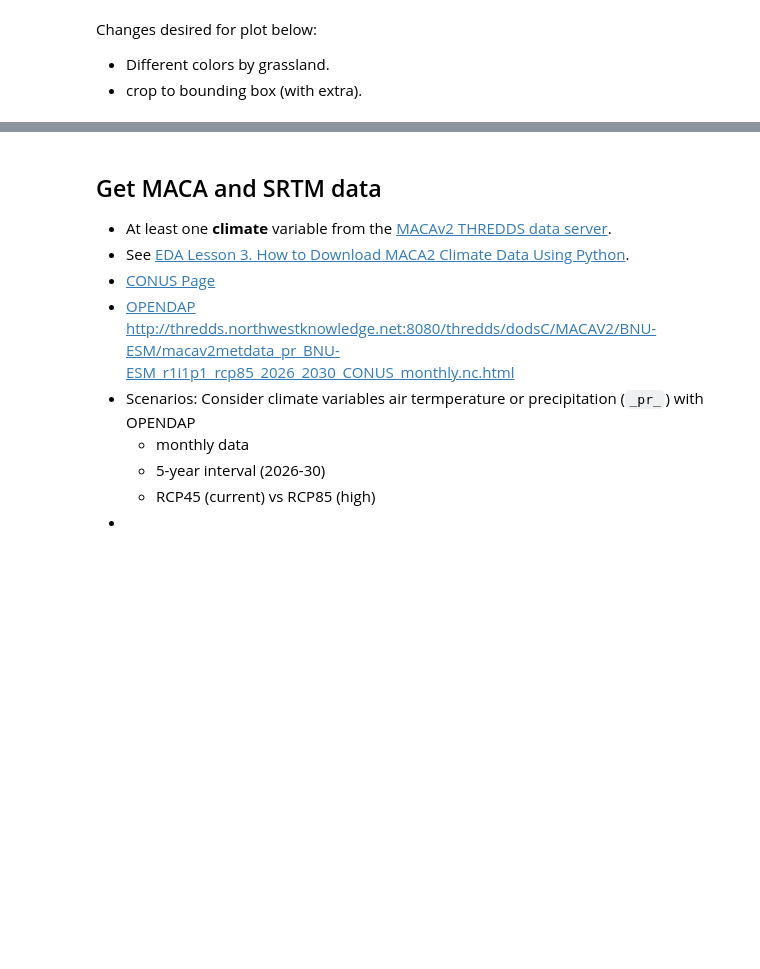
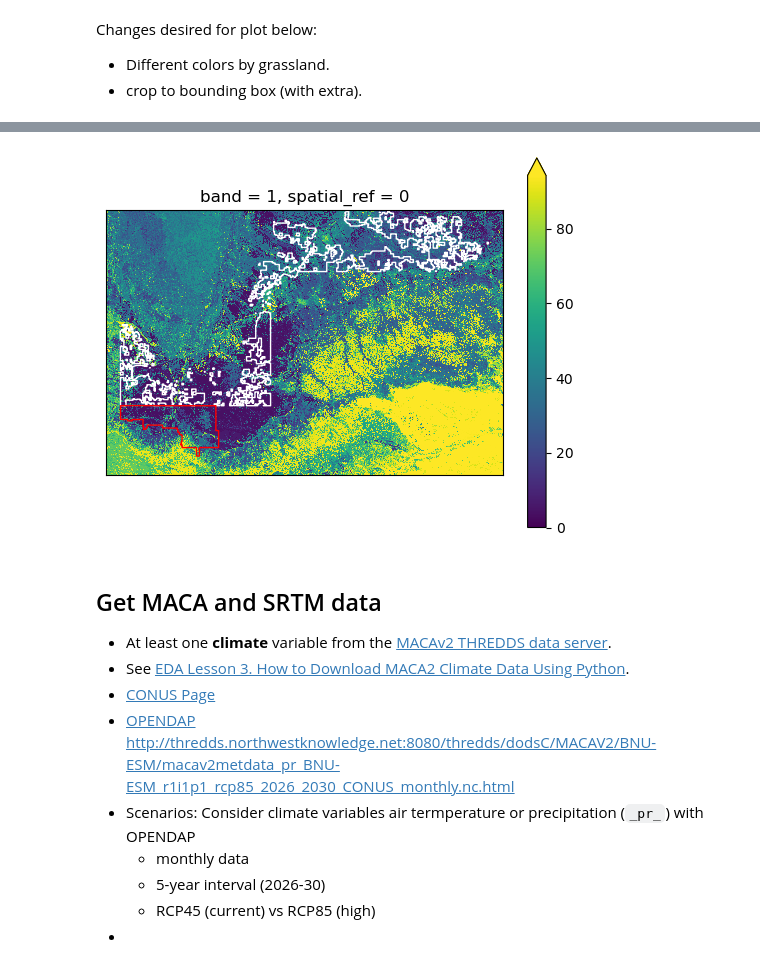
Before and after one commit to byandell-envsys/habitatSuitability, a Jupyter notebook: 2_1_download_model_vars.ipynb, the cells around one changed output, grey strips where cells are left out. Cells and saved outputs as stored; diff of their text form; code cells hidden in the pictures; blank space fills up the shorter version.

Commit message:
incorporated color option

```diff
--- a/2_1_download_model_vars.ipynb
+++ b/2_1_download_model_vars.ipynb
@@ -114,0 +131,2 @@ redline_over_index(buffalo_gdf, buffalo_da, edgecolor="white")
+# %%
+buffalo_gdf['color'] = ['white','red']
@@ -115,3 +162,7 @@ redline_over_index(buffalo_gdf, buffalo_da, edgecolor="white")
+# %%
+redline_over_index(buffalo_gdf, buffalo_da, cmap='viridis')
+# %% [output]
+[figure, added]
 # %% [markdown]
 ## Get MACA and SRTM data
 
```
Also changed, not shown: parts of 20 cells of this notebook.
